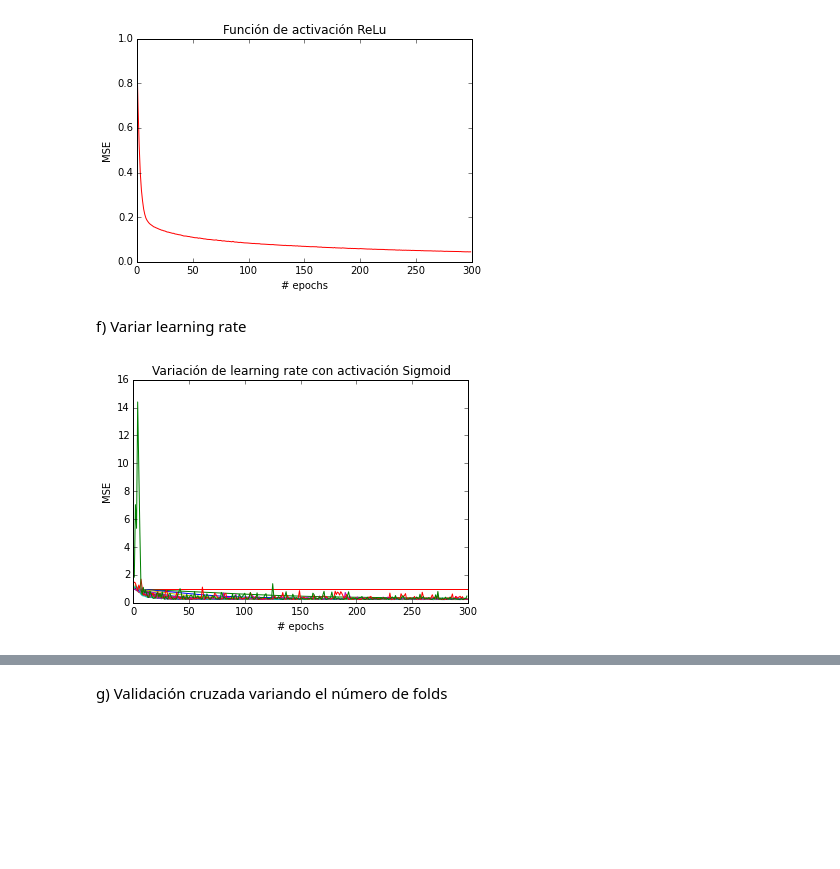
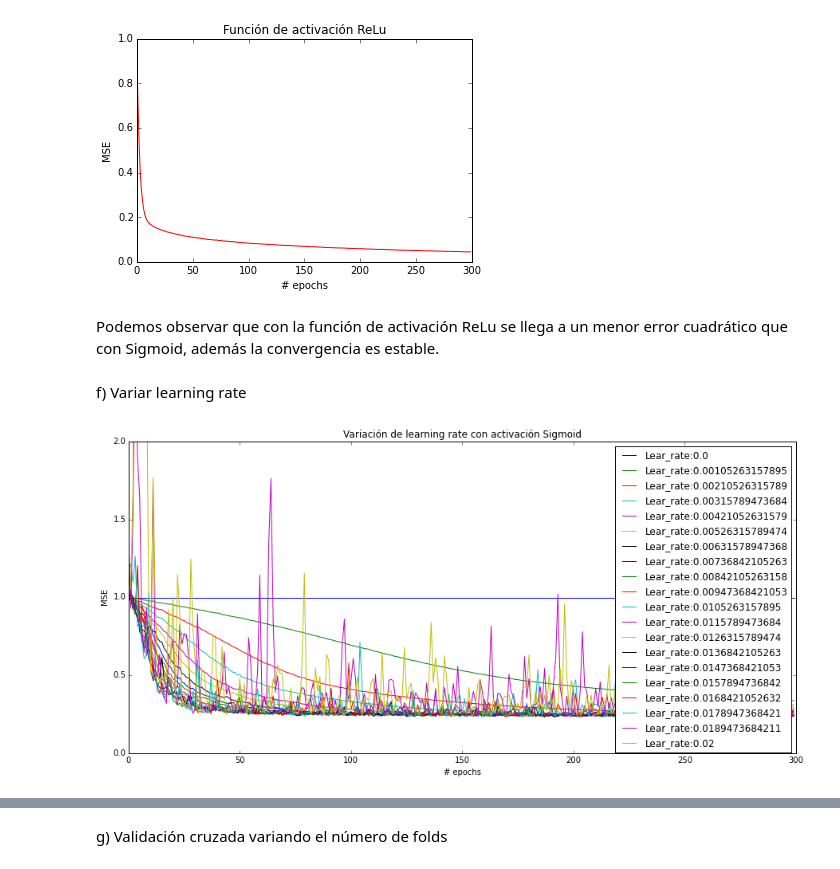
Before and after one commit to asazo/ANN, a Jupyter notebook: tarea1/tarea1.ipynb, the cells around one changed output, grey strips where cells are left out. Saved outputs shown, nothing was run; the diff lists cells and outputs as text; code cells hidden in the pictures; blank space fills up the shorter version.

```diff
--- a/tarea1/tarea1.ipynb
+++ b/tarea1/tarea1.ipynb
@@ -256,27 +266,31 @@ plt.ylabel("MSE")
 plt.show()
 # %% [output]
 [figure]
+# %% [markdown]
+Podemos observar que con la función de activación ReLu se llega a un menor error cuadrático que con Sigmoid, además la convergencia es estable.
 # %% [markdown]
 f) Variar learning rate
 # %%
 n_lr = 20
 lear_rate = np.linspace(0,0.02,n_lr)
 
 %matplotlib inline
 epochs = np.arange(300)
-colors = ['r', 'g', 'b', 'y', 'c', 'm']
+plt.figure(figsize=(15,7))
 for n, i in enumerate(lear_rate):
     sgd = SGD(lr=i)
     model = generate_model(sgd, "sigmoid")
 
     hist = model.fit(X_train_scaled.as_matrix(), y_train_scaled.as_matrix(),
                    nb_epoch=300, verbose=0,
                    validation_data=(X_test_scaled.as_matrix(), y_test_scaled.as_matrix()))
-    plt.plot(epochs, hist.history['loss'], color=colors[n % len(colors)])
+    plt.plot(epochs, hist.history['loss'], label="Lear_rate:"+str(i))
 
 plt.title(u"Variación de learning rate con activación Sigmoid")
 plt.xlabel("# epochs")
 plt.ylabel("MSE")
+plt.ylim([0, 2])
+plt.legend()
 plt.show()
 # %% [output]
-[figure, old version]
+[figure, new version]
```
Also changed, not shown: parts of 23 cells of this notebook.
